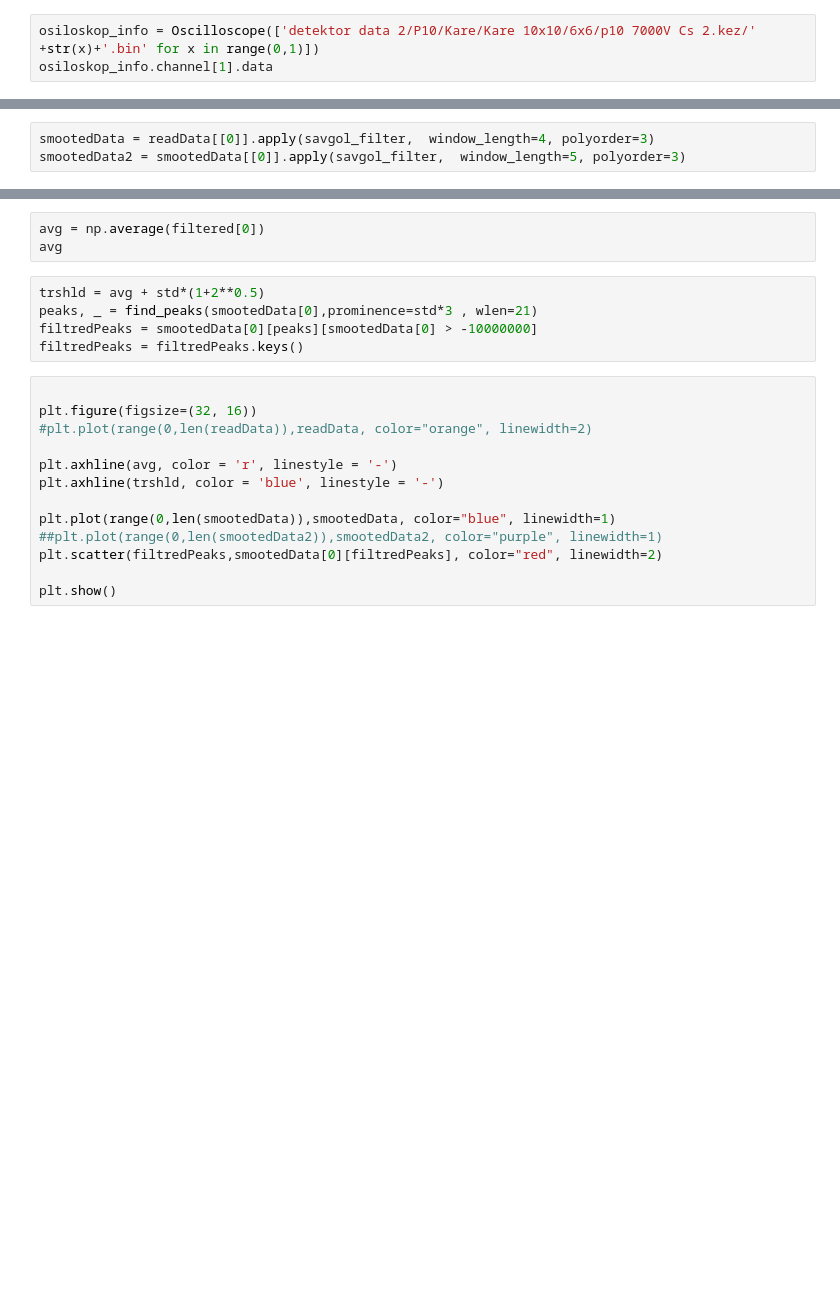
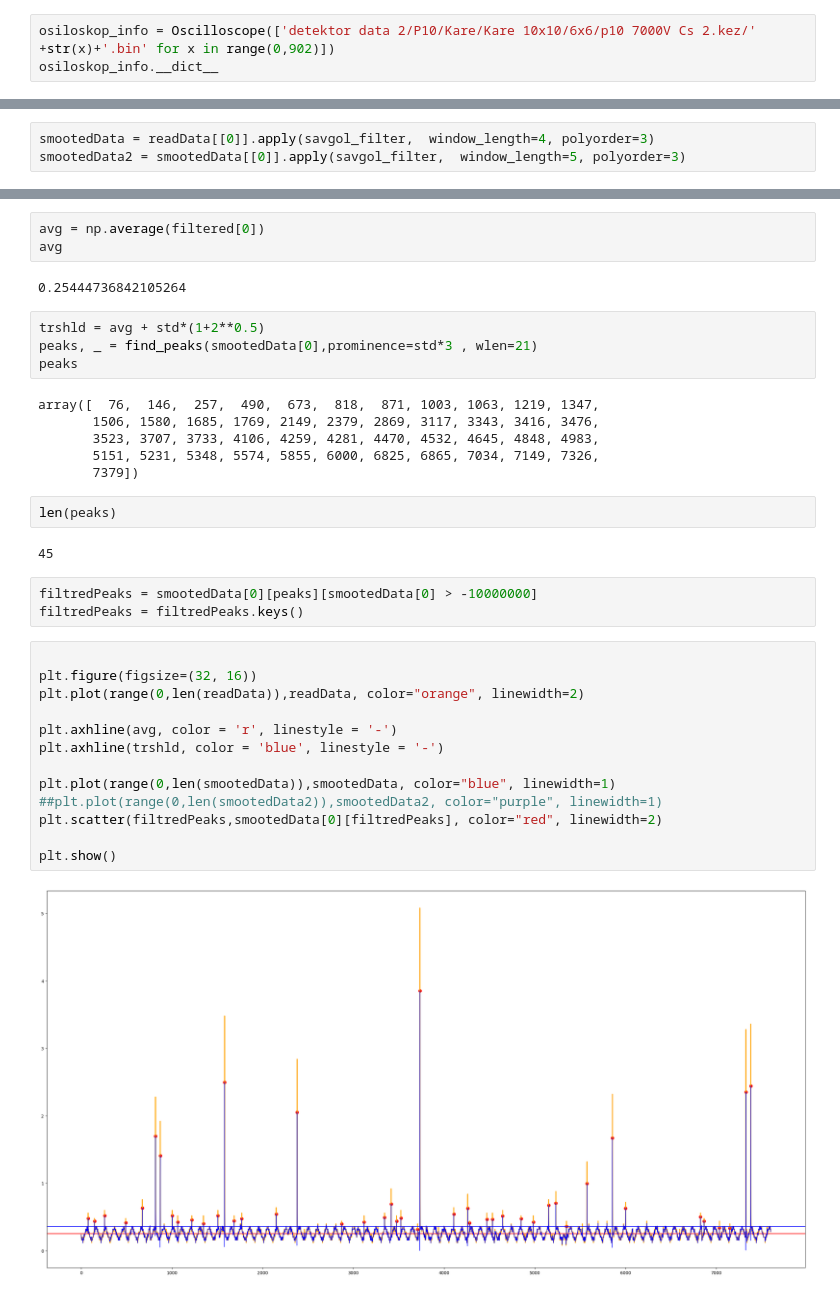
Before and after one commit to berkeryilmaz/HepML, a Jupyter notebook: osiloskopclassı.ipynb, the cells around one changed output, grey strips where cells are left out. Drawn from its saved outputs; the diff is of its cells as text; blank space fills up the shorter version.

Commit message:
peak count yöntemi geliştirildi

```diff
--- a/osiloskopclassı.ipynb
+++ b/osiloskopclassı.ipynb
@@ -10,5 +10,5 @@ from Oscilloscope.Oscilloscope import Oscilloscope
 # %% [markdown]
 **burada işimizi kolaylaştırmak Oscilloscope adında bir class oluşturdum**
 # %%
-osiloskop_info = Oscilloscope(['detektor data 2/P10/Kare/Kare 10x10/6x6/p10 7000V Cs 2.kez/' +str(x)+'.bin' for x in range(0,1)])
-osiloskop_info.channel[1].data
+osiloskop_info = Oscilloscope(['detektor data 2/P10/Kare/Kare 10x10/6x6/p10 7000V Cs 2.kez/' +str(x)+'.bin' for x in range(0,902)])
+osiloskop_info.__dict__
@@ -42,23 +110,39 @@ std
 # %%
 avg = np.average(filtered[0])
 avg
+# %% [output]
+0.25444736842105264
 # %%
 trshld = avg + std*(1+2**0.5)
 peaks, _ = find_peaks(smootedData[0],prominence=std*3 , wlen=21)
-filtredPeaks = smootedData[0][peaks][smootedData[0] > -10000000]
-filtredPeaks = filtredPeaks.keys()
+peaks
+# %% [output]
+array([  76,  146,  257,  490,  673,  818,  871, 1003, 1063, 1219, 1347,
+       1506, 1580, 1685, 1769, 2149, 2379, 2869, 3117, 3343, 3416, 3476,
+       3523, 3707, 3733, 4106, 4259, 4281, 4470, 4532, 4645, 4848, 4983,
+       5151, 5231, 5348, 5574, 5855, 6000, 6825, 6865, 7034, 7149, 7326,
+       7379])
+# %%
+len(peaks)
+# %% [output]
+45
+# %%
+filtredPeaks = smootedData[0][peaks][smootedData[0] > -10000000]
+filtredPeaks = filtredPeaks.keys()
 # %%
 
 plt.figure(figsize=(32, 16))
-#plt.plot(range(0,len(readData)),readData, color="orange", linewidth=2)
+plt.plot(range(0,len(readData)),readData, color="orange", linewidth=2)
 
 plt.axhline(avg, color = 'r', linestyle = '-')
 plt.axhline(trshld, color = 'blue', linestyle = '-')
 
 plt.plot(range(0,len(smootedData)),smootedData, color="blue", linewidth=1)
 ##plt.plot(range(0,len(smootedData2)),smootedData2, color="purple", linewidth=1)
 plt.scatter(filtredPeaks,smootedData[0][filtredPeaks], color="red", linewidth=2)
 
 plt.show()
+# %% [output]
+[figure, added]
 # %%
 readData[readData[0]> trshld]
```
Also changed, not shown: parts of 9 cells of this notebook, 3 other files.
